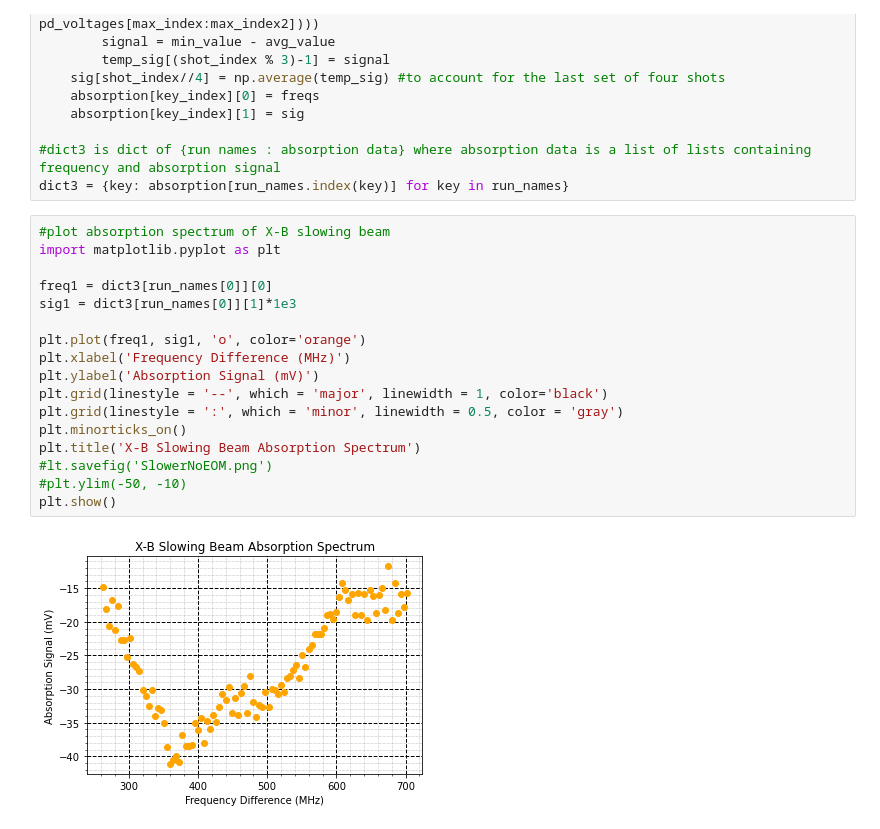
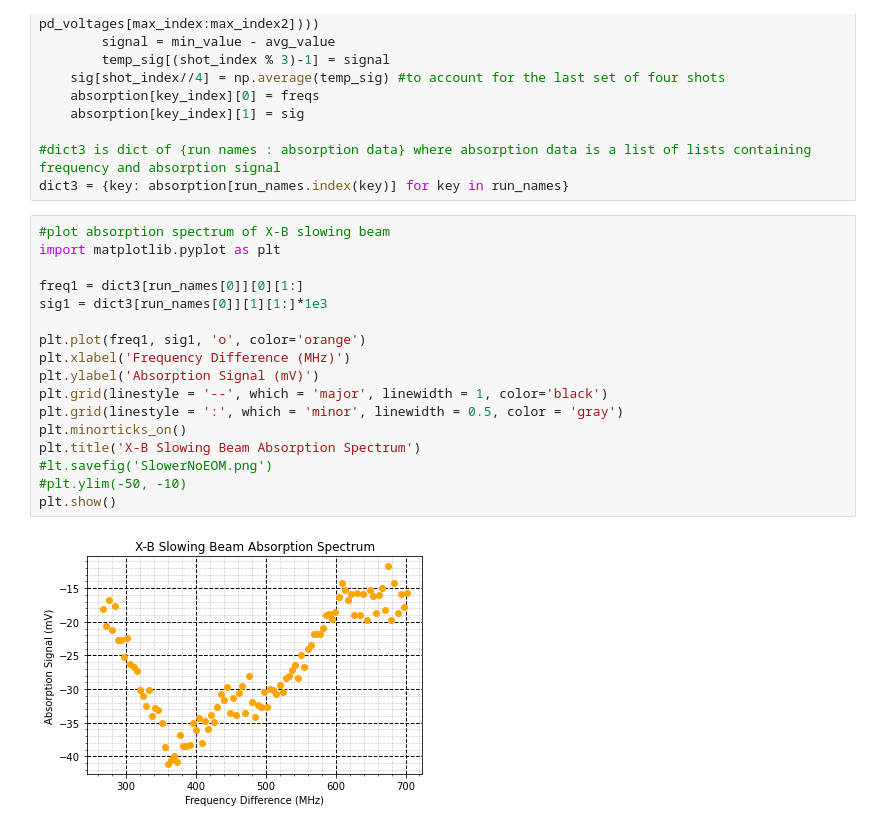
Before and after one commit to geoffrey-zheng/SrF-Calcs, a Jupyter notebook: Push-Beam/SlowerTransverseAbsorption.ipynb, the cells around one changed output. Saved outputs shown, nothing was run; the diff lists cells and outputs as text.

```diff
--- a/Push-Beam/SlowerTransverseAbsorption.ipynb
+++ b/Push-Beam/SlowerTransverseAbsorption.ipynb
@@ -94,22 +94,22 @@ dict3 = {key: absorption[run_names.index(key)] for key in run_names}
 # %%
 #plot absorption spectrum of X-B slowing beam
 import matplotlib.pyplot as plt
 
-freq1 = dict3[run_names[0]][0]
-sig1 = dict3[run_names[0]][1]*1e3
+freq1 = dict3[run_names[0]][0][1:]
+sig1 = dict3[run_names[0]][1][1:]*1e3
 
 plt.plot(freq1, sig1, 'o', color='orange')
 plt.xlabel('Frequency Difference (MHz)')
 plt.ylabel('Absorption Signal (mV)')
 plt.grid(linestyle = '--', which = 'major', linewidth = 1, color='black')
 plt.grid(linestyle = ':', which = 'minor', linewidth = 0.5, color = 'gray')
 plt.minorticks_on()
 plt.title('X-B Slowing Beam Absorption Spectrum')
 #lt.savefig('SlowerNoEOM.png')
 #plt.ylim(-50, -10)
 plt.show()
 # %% [output]
-[figure, old version]
+[figure, new version]
 # %%
 #try smoothing out the EOM off spectrum
 
```
Also changed, not shown: parts of 5 cells of this notebook, 11 other files.
